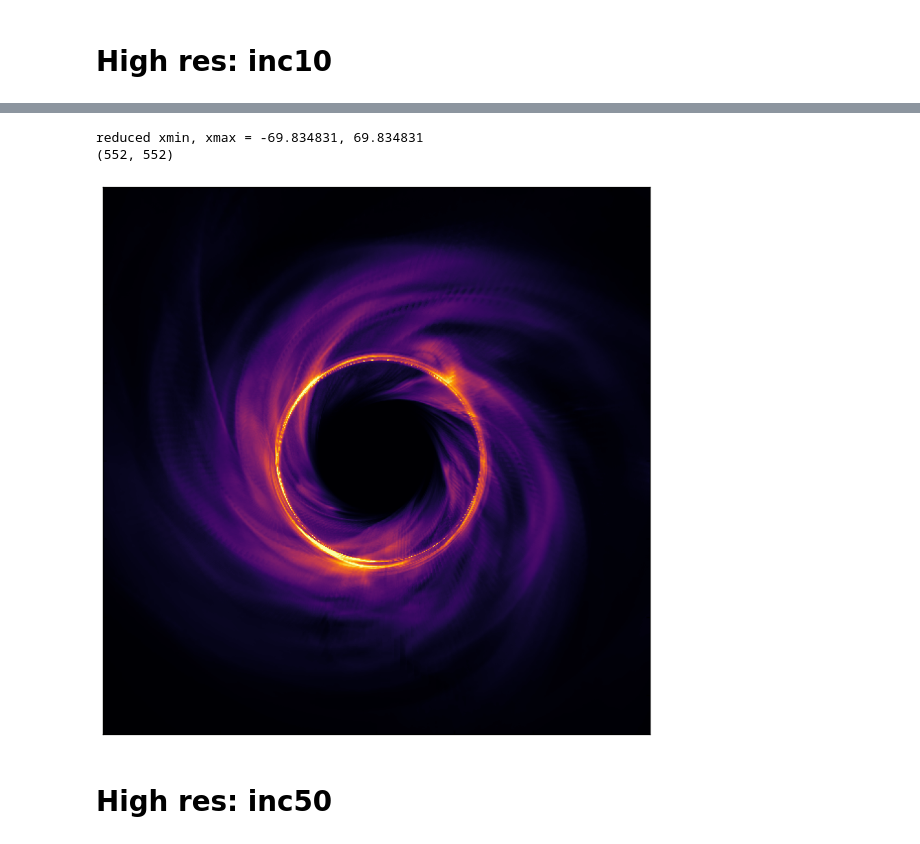
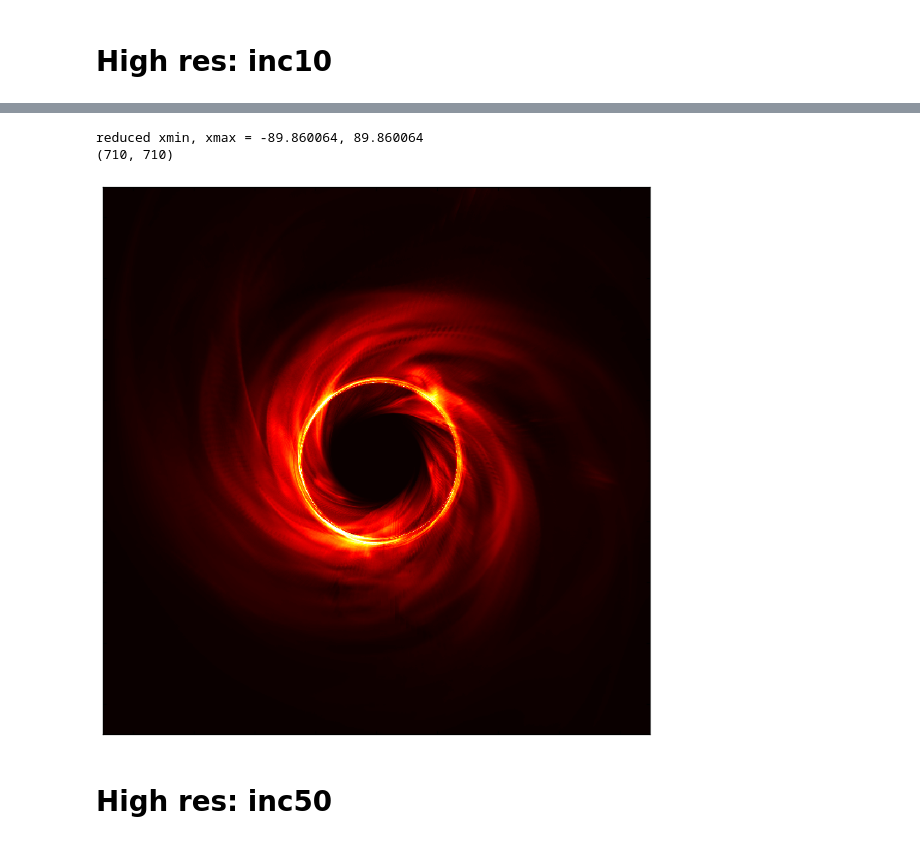
Before and after one commit to astrodoo/Analysis_2020_EHT, a Jupyter notebook: EHT_BHOSS_tmp.ipynb, the cells around one changed output, grey strips where cells are left out. Cells and saved outputs as stored; diff of their text form; code cells hidden in the pictures.

```diff
--- a/EHT_BHOSS_tmp.ipynb
+++ b/EHT_BHOSS_tmp.ipynb
@@ -39,7 +39,9 @@ import os
 #datadir = '/ccs/home/astrodoo/MEMW/BHOSS/BHOSS_CODE/outcomes/C3D2R512'
 #data = 'GRRT_IMAGE_bhoss_data80.dat'
 
-datadir = "/lustre04/scratch/astrodoo/BHOSS_EHT/bhoss_tmp/BHOSS_CODE"
+pydir = os.environ['PYTHONDATA']
+#datadir = "/lustre04/scratch/astrodoo/BHOSS_EHT/bhoss_tmp/BHOSS_CODE"
+datadir = os.path.join(pydir,'bhoss_tmp')
 data = "Rh10_Rl1_sig1_i10_ph0_SgrA_Th_IMAGE_GRMHD_HAMR3D_EHT_MADS41A5_410.dat"
 
 bhdata = bhoss.read_image(os.path.join(datadir,data),silent=False,ifreq=0)  # Koushik's data - only 230GHz
@@ -62,36 +64,37 @@ Total flux = 2.032978 Jy at 230 GHz
 from pyhamrds import bhoss
 import os
 
-cut_muas = 70.
+cut_muas = 90.
 
 bhimg, xred, yred = bhoss.reduce_image(bhdata.intensity, cut_muas=cut_muas, x=bhdata.x, y=bhdata.y)
 
 print("reduced xmin, xmax = %f, %f"%(np.min(xred),np.max(xred)))
 print(np.shape(bhimg))
 # %% [output]
-reduced xmin, xmax = -69.834831, 69.834831
-(552, 552)
+reduced xmin, xmax = -89.860064, 89.860064
+(710, 710)
 # %%
 import matplotlib.pyplot as plt
 %matplotlib inline
 
 fig, ax = plt.subplots(figsize=(8,8))
 
 vmax = 0.6
-cmap = 'inferno'
+#cmap = 'inferno'
+cmap = 'hot'
 zmax = np.max(bhimg)
 xmin,xmax,ymin,ymax = -cut_muas,cut_muas,-cut_muas,cut_muas
 
 p = ax.imshow(bhimg/zmax,vmin=0.,vmax=vmax, origin='lower',extent=[xmin,xmax,ymin,ymax], cmap=cmap)
 plt.setp(ax.get_xticklabels(), visible=False)
 plt.setp(ax.get_yticklabels(), visible=False)
 plt.subplots_adjust(left=0., right=1., top=1., bottom=0.)
 
 #fig.tight_layout()
 figdir = os.environ['PYTHONFIG']
-fig.savefig(os.path.join(figdir,'EHT_MA05Rh10i10_hres70.png'))
+fig.savefig(os.path.join(figdir,'EHT_MA05Rh10i10_hres90.png'))
 # %% [output]
-[figure, old version]
+[figure, new version]
 # %% [markdown]
 # High res: inc50
 # %%
```
Also changed, not shown: parts of 6 cells of this notebook.
